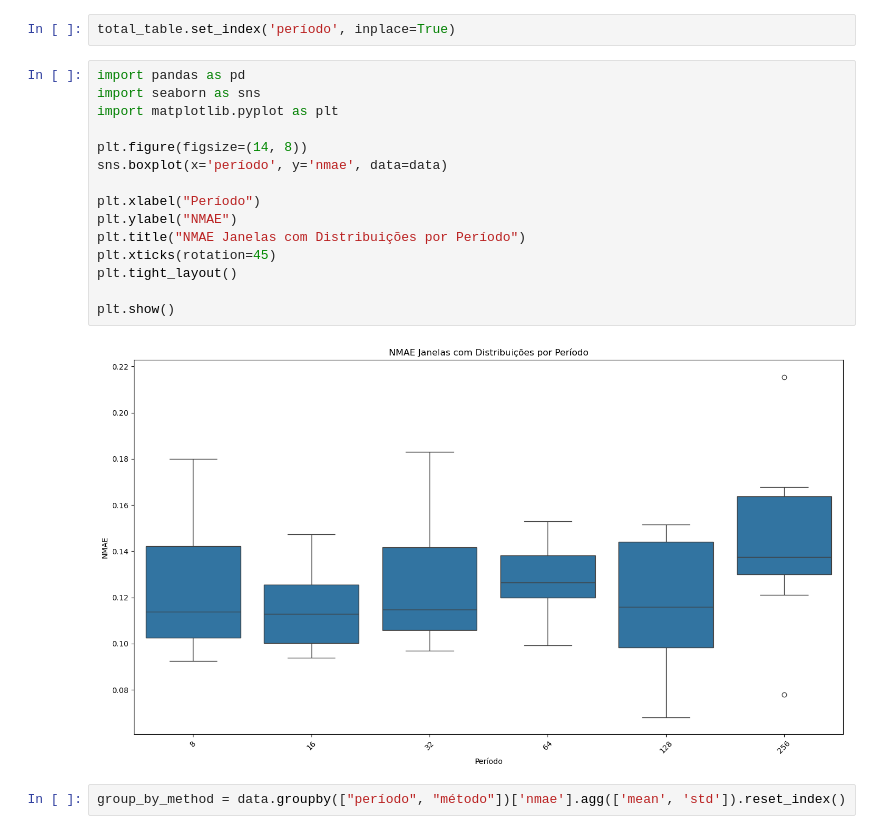
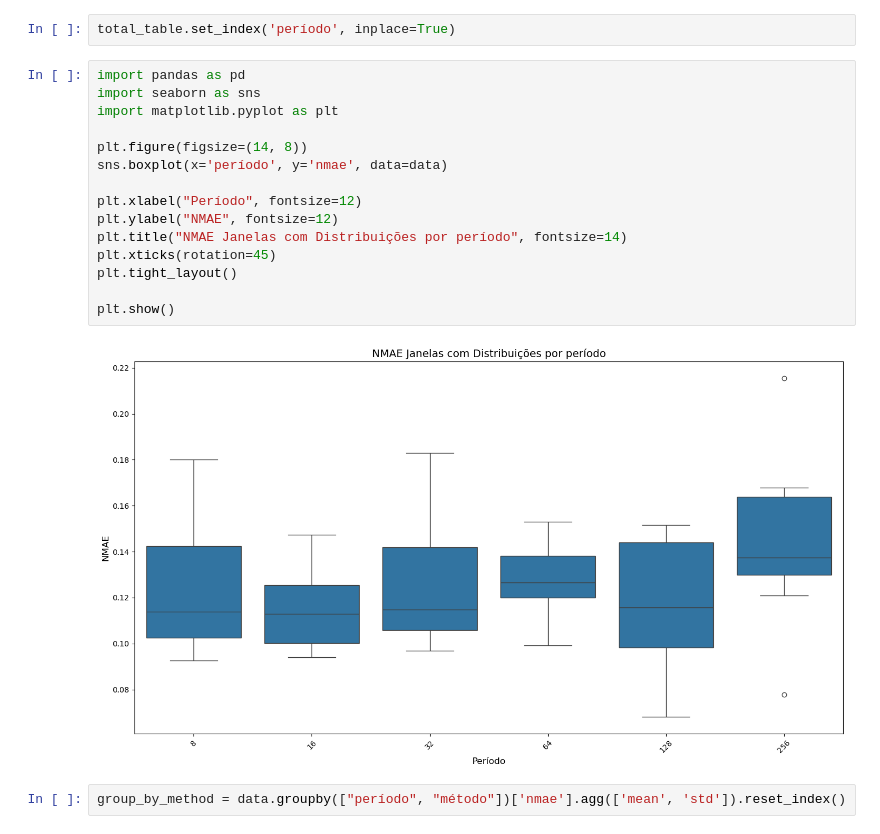
Before and after one commit to DaviVilarinho/ic-intervalo-qos, a Jupyter notebook: AnalisePeriodicidadeDistrib.ipynb, the cells around one changed output. Saved outputs shown, nothing was run; the diff lists cells and outputs as text.

```diff
--- a/AnalisePeriodicidadeDistrib.ipynb
+++ b/AnalisePeriodicidadeDistrib.ipynb
@@ -30,20 +30,20 @@ total_table.set_index('período', inplace=True)
 # %%
 import pandas as pd
 import seaborn as sns
 import matplotlib.pyplot as plt
 
 plt.figure(figsize=(14, 8))
 sns.boxplot(x='período', y='nmae', data=data)
 
-plt.xlabel("Período")
-plt.ylabel("NMAE")
-plt.title("NMAE Janelas com Distribuições por Período")
+plt.xlabel("Período", fontsize=12)
+plt.ylabel("NMAE", fontsize=12)
+plt.title("NMAE Janelas com Distribuições por período", fontsize=14)
 plt.xticks(rotation=45)
 plt.tight_layout()
 
 plt.show()
 # %% [output]
-[figure, old version]
+[figure, new version]
 # %%
 group_by_method = data.groupby(["período", "método"])['nmae'].agg(['mean', 'std']).reset_index()
 # %%
```
Also changed, not shown: parts of 1 cell of this notebook.
